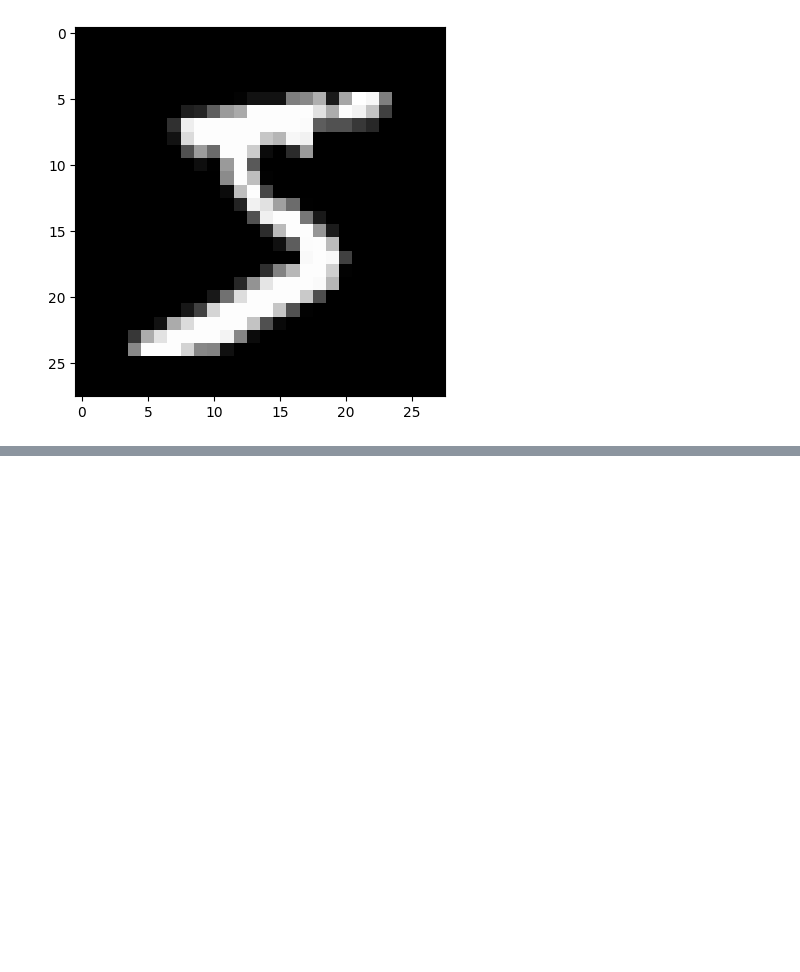
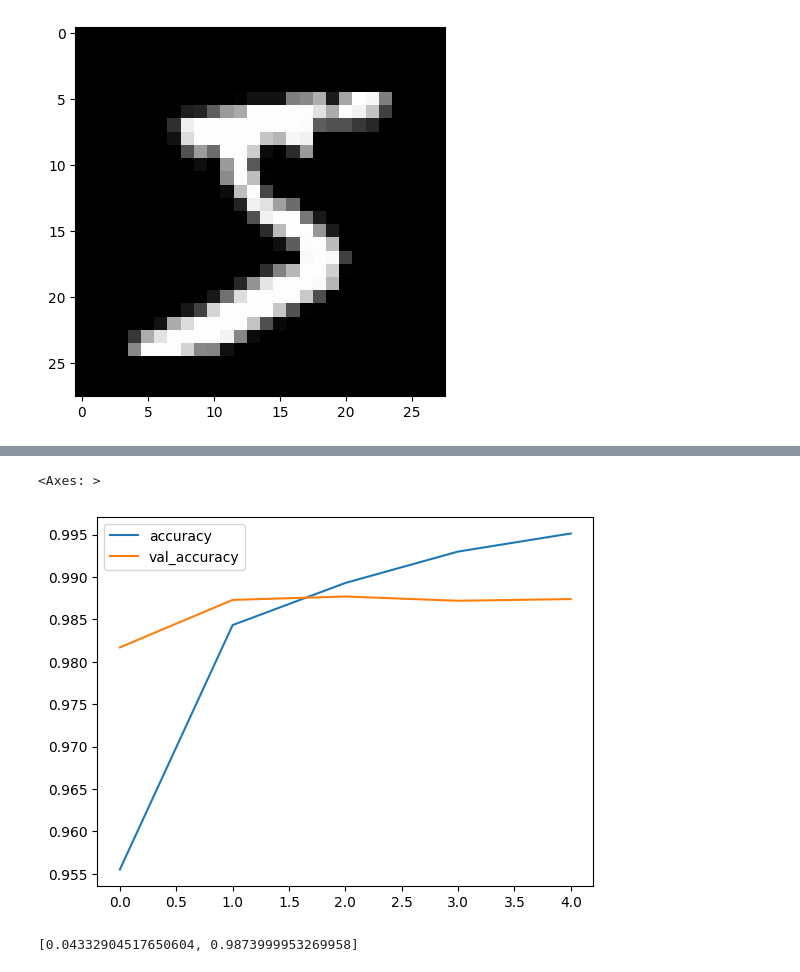
Before and after one commit to higorcamelo/tensor-keras-curso, a Jupyter notebook: CNN/mnist_cnn.ipynb, the cells around one changed output, grey strips where cells are left out. Cells and saved outputs as stored; diff of their text form; code cells hidden in the pictures; blank space fills up the shorter version.

```diff
--- a/CNN/mnist_cnn.ipynb
+++ b/CNN/mnist_cnn.ipynb
@@ -30,0 +71,9 @@ x_test = x_test.reshape(10000, 28, 28, 1)
+# %%
+metrics[['accuracy', 'val_accuracy']].plot()
+# %% [output]
+<Axes: >
+[figure, added]
+# %%
+model.evaluate(x_test, y_cat_test, verbose=0) # returns the loss and accuracy
+# %% [output]
+[0.04332904517650604, 0.9873999953269958]
```
Also changed, not shown: parts of 12 cells of this notebook.
